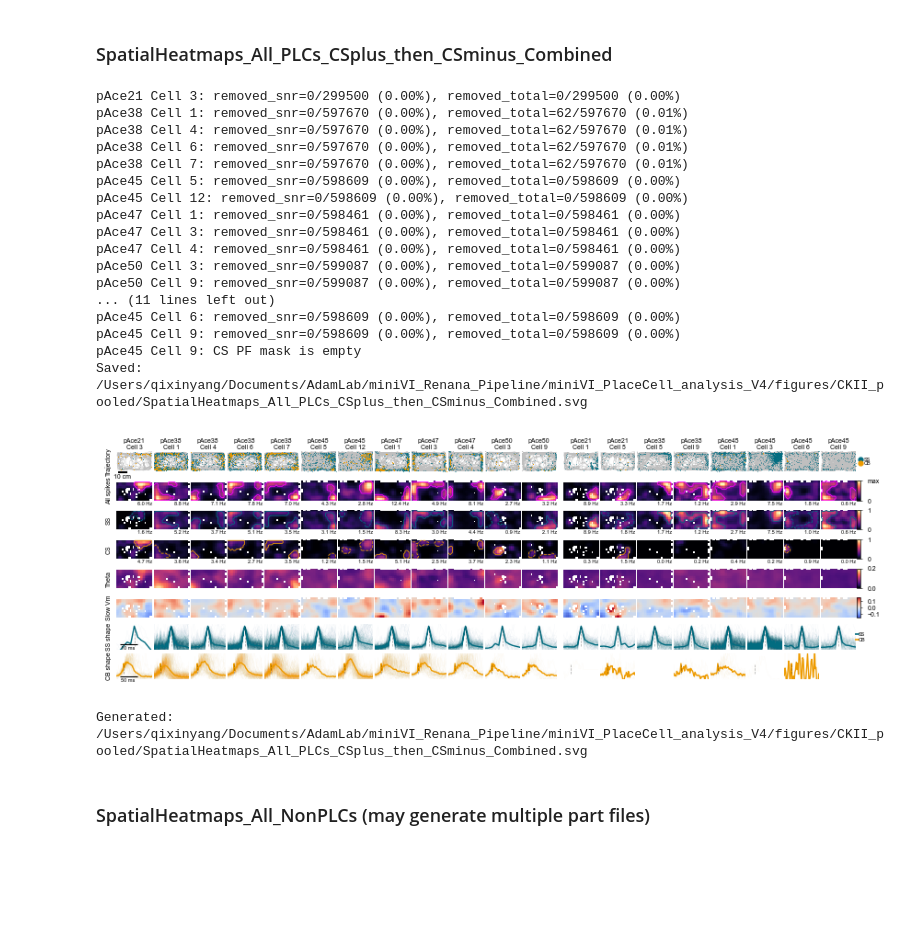
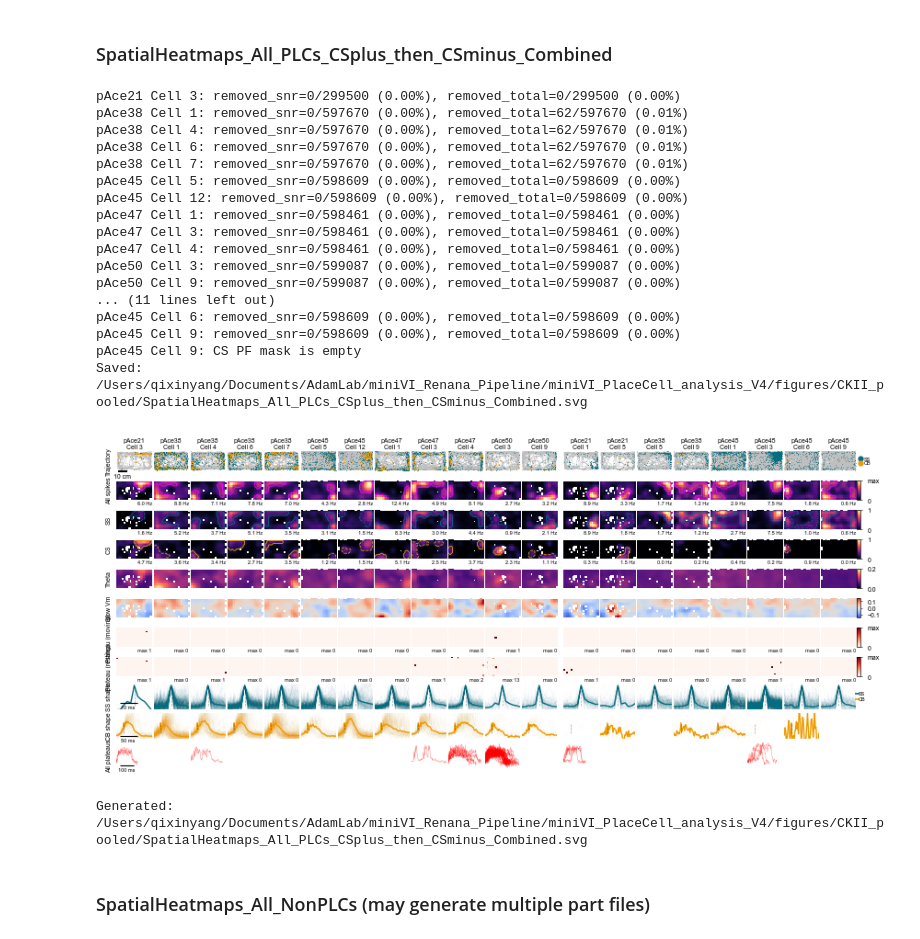
Before and after one commit to QixinYang77/miniVI_Renana_Pipeline, a Jupyter notebook: miniVI_PlaceCell_analysis_V4/notebooks_PCs/Unified_CKII_Pipeline.ipynb, the cells around one changed output. Saved outputs shown, nothing was run; the diff lists cells and outputs as text; code cells hidden in the pictures; blank space fills up the shorter version.

Commit message:
Fix split-map masking and update PF stats and debug plotting

```diff
--- a/miniVI_PlaceCell_analysis_V4/notebooks_PCs/Unified_CKII_Pipeline.ipynb
+++ b/miniVI_PlaceCell_analysis_V4/notebooks_PCs/Unified_CKII_Pipeline.ipynb
@@ -9,7 +9,7 @@ Single entrypoint notebook to:
 %autoreload 2
 
 
-force_recompute = False  # Set to True to force recomputation of all results, even if cached results are available
+force_recompute = True  # Set to True to force recomputation of all results, even if cached results are available
 
 import os
 import sys
@@ -165,7 +164,7 @@ place_cell_params = PlaceCellParams(
     bin_size=1.5, # default 1.5 cm
     place_field_threshold=0.35, # Threshold for place field detection relative to maximum peak rate, default 0.4
     min_component_peak_ratio=0.45, # each PF component peak must be at least this fraction of the map max peak
-    split_multi_peak_fields=True, # enable peak-based PF splitting using the criteria below
+    split_multi_peak_fields=False, # enable peak-based PF splitting using the criteria below
     split_secondary_peak_ratio=0.6, # split a PF if a secondary local peak is at least this fraction of the primary peak
     split_secondary_peak_min_separation_cm=6.0, # split only if primary and secondary peaks are at least this far apart
     min_peak_rate=0.5, # Minimum peak firing rate (in Hz) for a valid place field, default 0.4
@@ -398,11 +405,28 @@ global_theta_vlim, global_slow_vlim = compute_global_theta_slow_vlims(all_cells_
 selected_theta_vlim = [0, 0.2] if global_theta_vlim is not None else None
 selected_slow_vlim = [-0.15, 0.15] if global_slow_vlim is not None else None
 
+# Plateau heatmap controls for plot_selected_cells_figure
+include_plateau_heatmap = True
+plateau_state_mode = 'split'  # {'split', 'all', 'moving', 'resting'}
+plateau_include_long_cb_as_plateau = False
+plateau_cb_min_duration_ms = 200.0
+plateau_speed_threshold = 3.0
+
 print(f"CS+ PLCs: {len(spatial_data.plcs_csplus)}")
 print(f"CS- PLCs: {len(spatial_data.plcs_csminus)}")
 print(f"Non-PLCs: {len(spatial_data.non_plcs)}")
 print(f"theta vlim (global): {global_theta_vlim}; using: {selected_theta_vlim}")
 print(f"slow vlim (global): {global_slow_vlim}; using: {selected_slow_vlim}")
+print(
+    "Plateau settings:",
+    {
+        'include_plateau_heatmap': include_plateau_heatmap,
+        'plateau_state_mode': plateau_state_mode,
+        'plateau_include_long_cb_as_plateau': plateau_include_long_cb_as_plateau,
+        'plateau_cb_min_duration_ms': plateau_cb_min_duration_ms,
+        'plateau_speed_threshold': plateau_speed_threshold,
+    }
+)
 # %% [output]
 Loaded 9 cells from CKII_pAce21_PR_20250806
 Loaded 9 cells from CKII_pAce38_PX_20251126
@@ -444,34 +469,39 @@ plot_selected_cells_figure(
     cell_groups=[csplus_all, csminus_all],
     group_names=['CS+ PLC', 'CS- PLC'],
     subplot_width=0.4,
     theta_vlim=selected_theta_vlim,
     slow_vlim=selected_slow_vlim,
     save_path=out_path,
     plot_putative_PF=True,
     show_place_cell_star=False,
     show_significance_marker=False,
     shape_ylim=(-0.5, 2.0),
+    include_plateau=include_plateau_heatmap,
+    plateau_state_mode=plateau_state_mode,
+    plateau_include_long_cb_as_plateau=plateau_include_long_cb_as_plateau,
+    plateau_cb_min_duration_ms=plateau_cb_min_duration_ms,
+    plateau_speed_threshold=plateau_speed_threshold,
 )
 print(f"Generated: {out_path}")
 # %% [output]
 pAce21 Cell 3: removed_snr=0/299500 (0.00%), removed_total=0/299500 (0.00%)
 pAce38 Cell 1: removed_snr=0/597670 (0.00%), removed_total=62/597670 (0.01%)
 pAce38 Cell 4: removed_snr=0/597670 (0.00%), removed_total=62/597670 (0.01%)
 pAce38 Cell 6: removed_snr=0/597670 (0.00%), removed_total=62/597670 (0.01%)
 pAce38 Cell 7: removed_snr=0/597670 (0.00%), removed_total=62/597670 (0.01%)
 pAce45 Cell 5: removed_snr=0/598609 (0.00%), removed_total=0/598609 (0.00%)
 pAce45 Cell 12: removed_snr=0/598609 (0.00%), removed_total=0/598609 (0.00%)
 pAce47 Cell 1: removed_snr=0/598461 (0.00%), removed_total=0/598461 (0.00%)
 pAce47 Cell 3: removed_snr=0/598461 (0.00%), removed_total=0/598461 (0.00%)
 pAce47 Cell 4: removed_snr=0/598461 (0.00%), removed_total=0/598461 (0.00%)
 pAce50 Cell 3: removed_snr=0/599087 (0.00%), removed_total=0/599087 (0.00%)
 pAce50 Cell 9: removed_snr=0/599087 (0.00%), removed_total=0/599087 (0.00%)
 ... (11 lines left out)
 pAce45 Cell 6: removed_snr=0/598609 (0.00%), removed_total=0/598609 (0.00%)
 pAce45 Cell 9: removed_snr=0/598609 (0.00%), removed_total=0/598609 (0.00%)
 pAce45 Cell 9: CS PF mask is empty
 Saved: /Users/qixinyang/Documents/AdamLab/miniVI_Renana_Pipeline/miniVI_PlaceCell_analysis_V4/figures/CKII_pooled/SpatialHeatmaps_All_PLCs_CSplus_then_CSminus_Combined.svg
-[figure, old version]
+[figure, new version]
 Generated: /Users/qixinyang/Documents/AdamLab/miniVI_Renana_Pipeline/miniVI_PlaceCell_analysis_V4/figures/CKII_pooled/SpatialHeatmaps_All_PLCs_CSplus_then_CSminus_Combined.svg
 # %% [markdown]
 ### SpatialHeatmaps_All_NonPLCs (may generate multiple part files)
```
Also changed, not shown: parts of 4 cells of this notebook, 7 other files.
